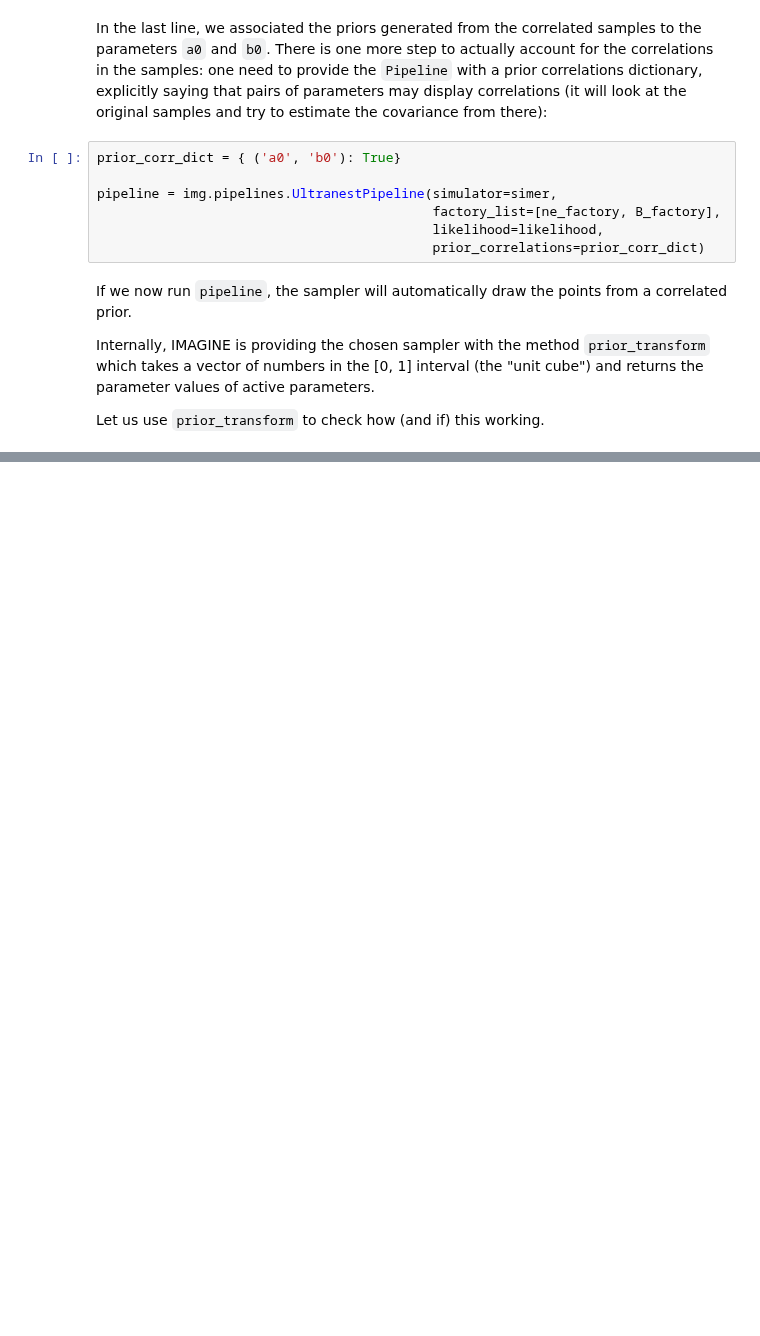
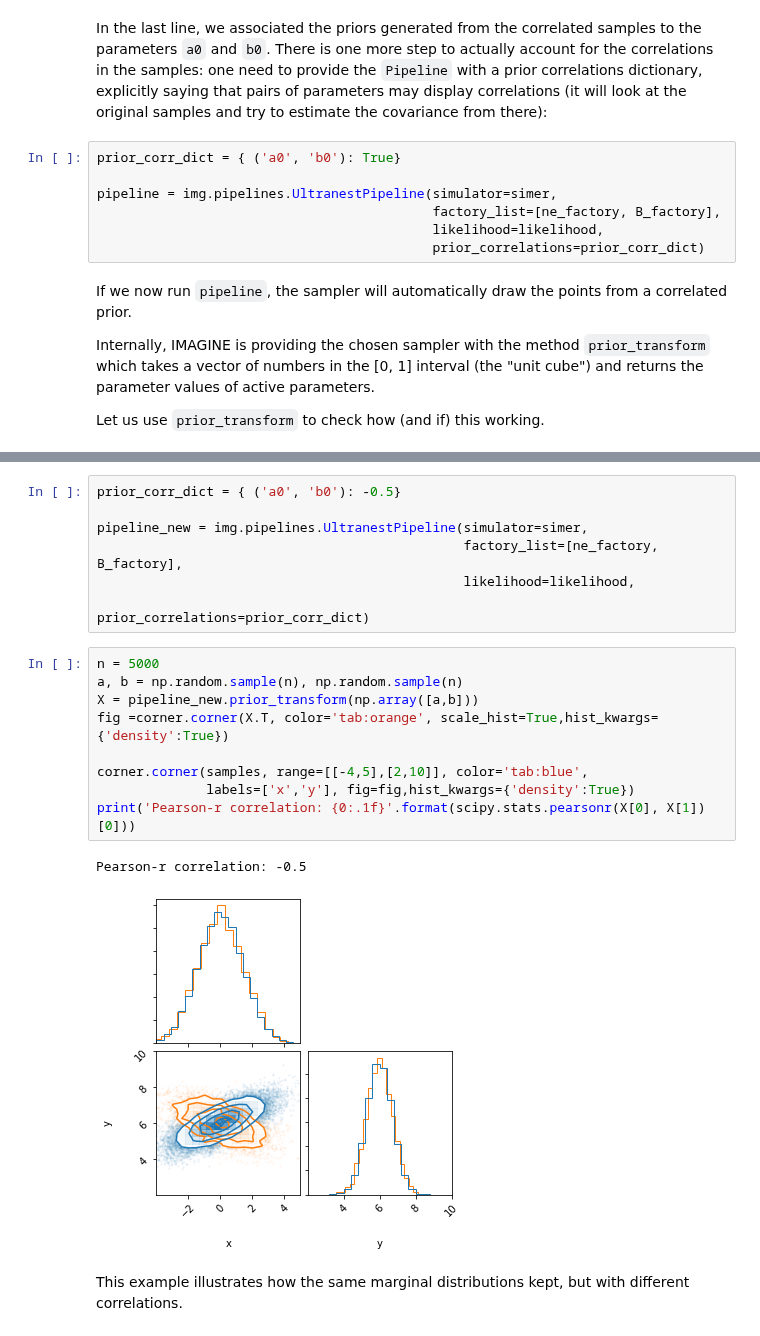
Before and after one commit to IMAGINE-Consortium/imagine, a Jupyter notebook: tutorials/tutorial_priors.ipynb, the cells around one changed output, grey strips where cells are left out. Saved outputs shown, nothing was run; the diff lists cells and outputs as text; blank space fills up the shorter version.

```diff
--- a/tutorials/tutorial_priors.ipynb
+++ b/tutorials/tutorial_priors.ipynb
@@ -234,0 +239,21 @@ Pearson-r correlation: (0.7040867412856163, 0.0)
+# %%
+prior_corr_dict = { ('a0', 'b0'): -0.5}
+
+pipeline_new = img.pipelines.UltranestPipeline(simulator=simer,
+                                               factory_list=[ne_factory, B_factory],
+                                               likelihood=likelihood,
+                                               prior_correlations=prior_corr_dict)
+# %%
+n = 5000
+a, b = np.random.sample(n), np.random.sample(n)
+X = pipeline_new.prior_transform(np.array([a,b]))
+fig =corner.corner(X.T, color='tab:orange', scale_hist=True,hist_kwargs={'density':True})
+
+corner.corner(samples, range=[[-4,5],[2,10]], color='tab:blue',
+              labels=['x','y'], fig=fig,hist_kwargs={'density':True})
+print('Pearson-r correlation: {0:.1f}'.format(scipy.stats.pearsonr(X[0], X[1])[0]))
+# %% [output]
+Pearson-r correlation: -0.5
+[figure, added]
+# %% [markdown]
+This example illustrates how the same marginal distributions kept, but with different correlations.
```
Also changed, not shown: parts of 11 cells of this notebook.
